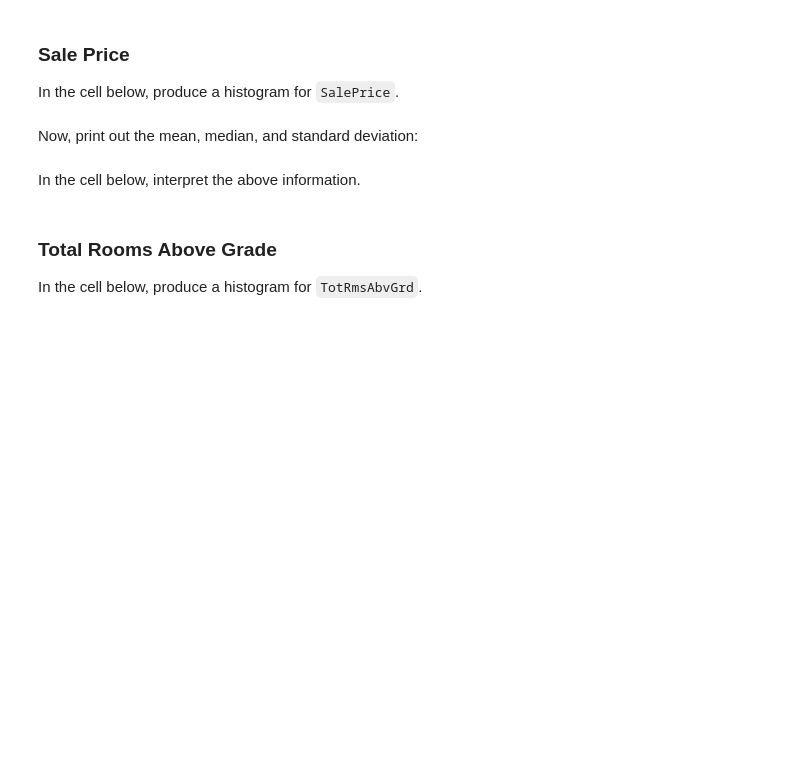
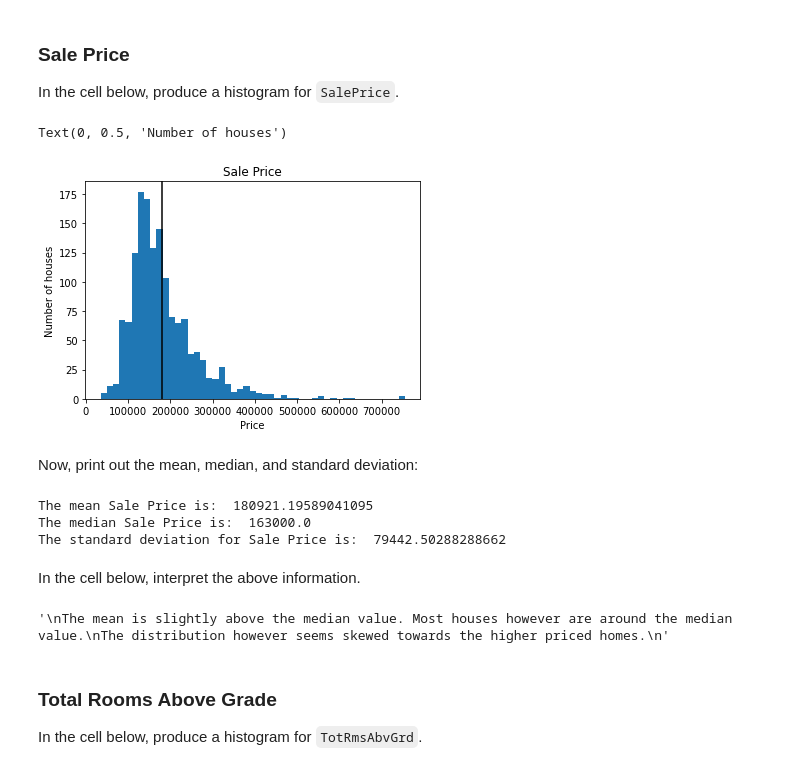
Before and after one commit to Samuel-Kiio/dsc-pandas-eda-lab, a Jupyter notebook: index.ipynb, the cells around one changed output. Cells and saved outputs as stored; diff of their text form; code cells hidden in the pictures; blank space fills up the shorter version.

```diff
--- a/index.ipynb
+++ b/index.ipynb
@@ -170,2 +168,16 @@ In the cell below, produce a histogram for `SalePrice`.
+# %%
+# Your code here
+fig, ax = plt.subplots()
+
+ax.hist(df['SalePrice'], bins = "auto")
+
+ax.axvline(df['SalePrice'].mean(), color = 'black')
+
+ax.set_title("Sale Price")
+ax.set_xlabel("Price")
+ax.set_ylabel("Number of houses")
+# %% [output]
+Text(0, 0.5, 'Number of houses')
+[figure, added]
 # %% [markdown]
 Now, print out the mean, median, and standard deviation:
@@ -174,2 +184,11 @@ Now, print out the mean, median, and standard deviation:
+# %%
+# Your code here
+print("The mean Sale Price is: ", df['SalePrice'].mean())
+print("The median Sale Price is: ", df['SalePrice'].median())
+print("The standard deviation for Sale Price is: ", df['SalePrice'].std())
+# %% [output]
+The mean Sale Price is:  180921.19589041095
+The median Sale Price is:  163000.0
+The standard deviation for Sale Price is:  79442.50288288662
 # %% [markdown]
 In the cell below, interpret the above information.
@@ -181,3 +195,11 @@ None
+# %%
+# Replace None with appropriate text
+"""
+The mean is slightly above the median value. Most houses however are around the median value.
+The distribution however seems skewed towards the higher priced homes.
+"""
+# %% [output]
+'\nThe mean is slightly above the median value. Most houses however are around the median value.\nThe distribution however seems skewed towards the higher priced homes.\n'
 # %% [markdown]
 ### Total Rooms Above Grade
 
```
Also changed, not shown: parts of 29 cells of this notebook.
